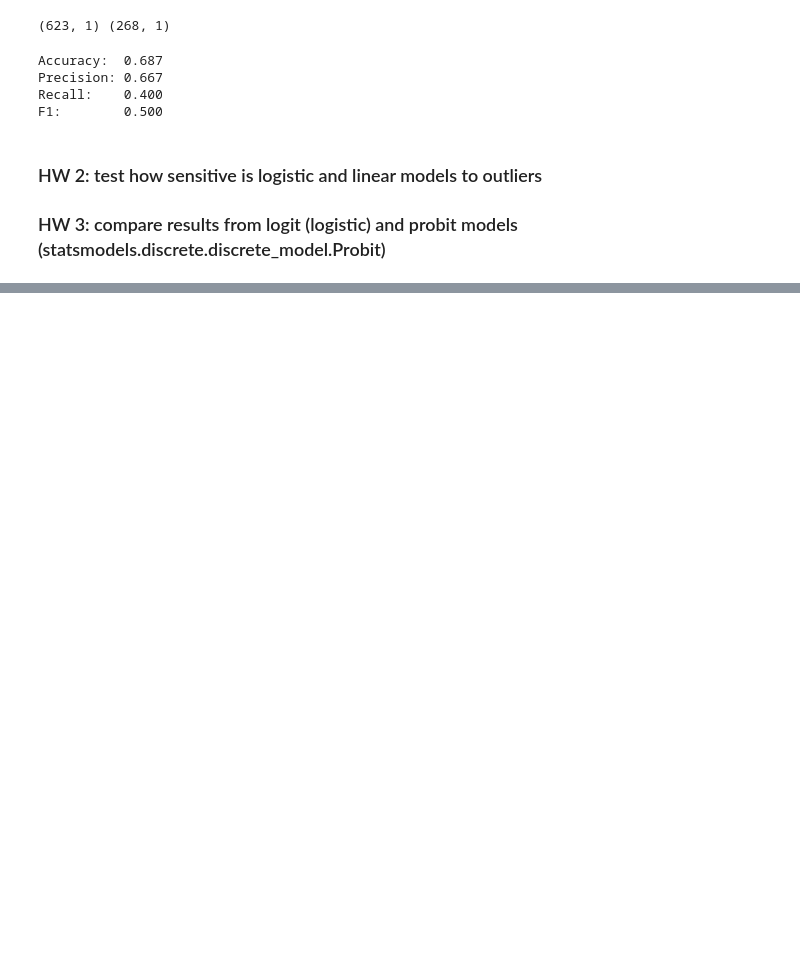
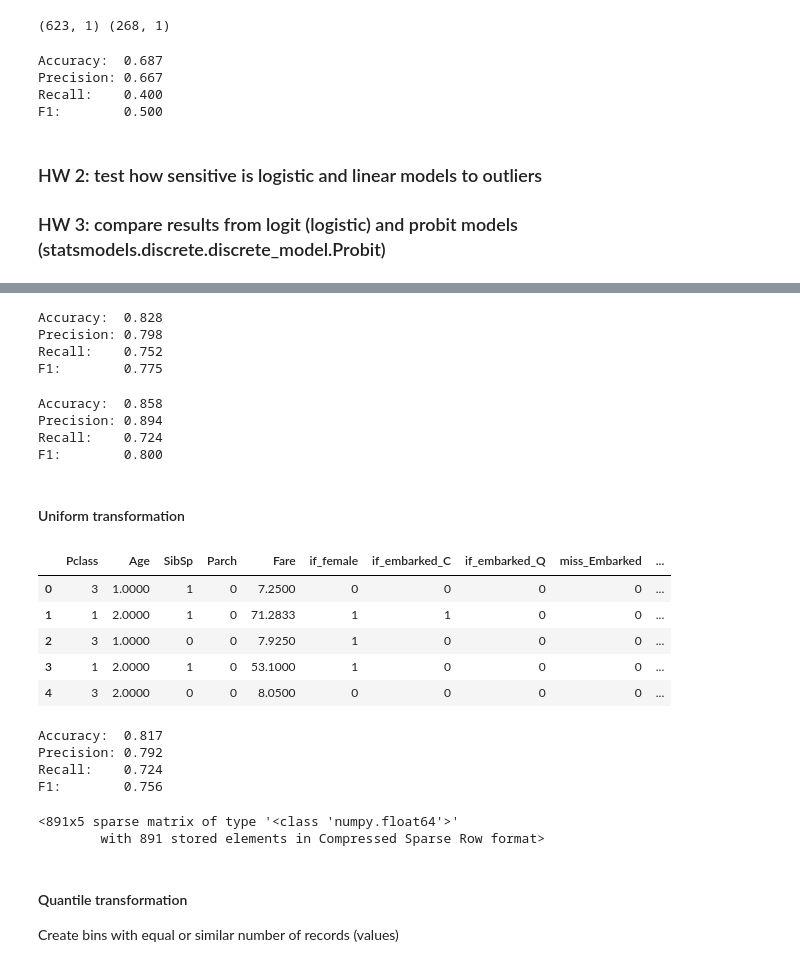
Before and after one commit to blazysecon/SDA_DS_class, a Jupyter notebook: practice/classification.ipynb, the cells around one changed output, grey strips where cells are left out. Drawn from its saved outputs; the diff is of its cells as text; code cells hidden in the pictures; blank space fills up the shorter version.

```diff
--- a/practice/classification.ipynb
+++ b/practice/classification.ipynb
@@ -513,0 +812,40 @@ F1:        0.500
+# %%
+logit_model = LogisticRegression(penalty='l2', C=1.5).fit(X_train_minmax, y_train)
+y_pred = logit_model.predict(X_test_minmax)
+score_prediction(y_test, y_pred, if_coef=False)
+# %% [output]
+Accuracy:  0.828
+Precision: 0.798
+Recall:    0.752
+F1:        0.775
+# %%
+tree_model = DecisionTreeClassifier(random_state=42, max_depth=16, min_samples_split=5).fit(X_train_minmax, y_train)
+y_pred = tree_model.predict(X_test_minmax)
+score_prediction(y_test, y_pred, if_coef=False)
+# %% [output]
+Accuracy:  0.858
+Precision: 0.894
+Recall:    0.724
+F1:        0.800
+# %% [markdown]
+#### Uniform transformation
+# %%
+y = df_nonmiss[target]
+x = df_nonmiss.drop(columns=[target])
+
+transf = preprocessing.KBinsDiscretizer(n_bins = 5, encode = 'ordinal', strategy = 'uniform')
+
+# features_to_bin = ['Age', 'Fare']
+features_to_bin = ['Age']
+
+data_binned = transf.fit_transform(x[features_to_bin])
+
+x[features_to_bin] = data_binned
+x.head()
+# %% [output]
+|  | Pclass | Age | SibSp | Parch | Fare | if_female | if_embarked_C | if_embarked_Q | miss_Embarked | ... |
+| 0 | 3 | 1.0000 | 1 | 0 | 7.2500 | 0 | 0 | 0 | 0 | ... |
+| 1 | 1 | 2.0000 | 1 | 0 | 71.2833 | 1 | 1 | 0 | 0 | ... |
+| 2 | 3 | 1.0000 | 0 | 0 | 7.9250 | 1 | 0 | 0 | 0 | ... |
+| 3 | 1 | 2.0000 | 1 | 0 | 53.1000 | 1 | 0 | 0 | 0 | ... |
+| 4 | 3 | 2.0000 | 0 | 0 | 8.0500 | 0 | 0 | 0 | 0 | ... |
@@ -513,0 +857,19 @@ F1:        0.500
+# %%
+logit_model = LogisticRegression(penalty='l2', C=1.5).fit(X_train_minmax, y_train)
+y_pred = logit_model.predict(X_test_minmax)
+score_prediction(y_test, y_pred, if_coef=False)
+# %% [output]
+Accuracy:  0.817
+Precision: 0.792
+Recall:    0.724
+F1:        0.756
+# %%
+data = pd.DataFrame(data_binned) # , columns = features_to_bin)
+data.head(5)
+# %% [output]
+<891x5 sparse matrix of type '<class 'numpy.float64'>'
+        with 891 stored elements in Compressed Sparse Row format>
+# %% [markdown]
+#### Quantile transformation
+
+Create bins with equal or similar number of records (values)
```
Also changed, not shown: parts of 41 cells of this notebook, 1 other file.
